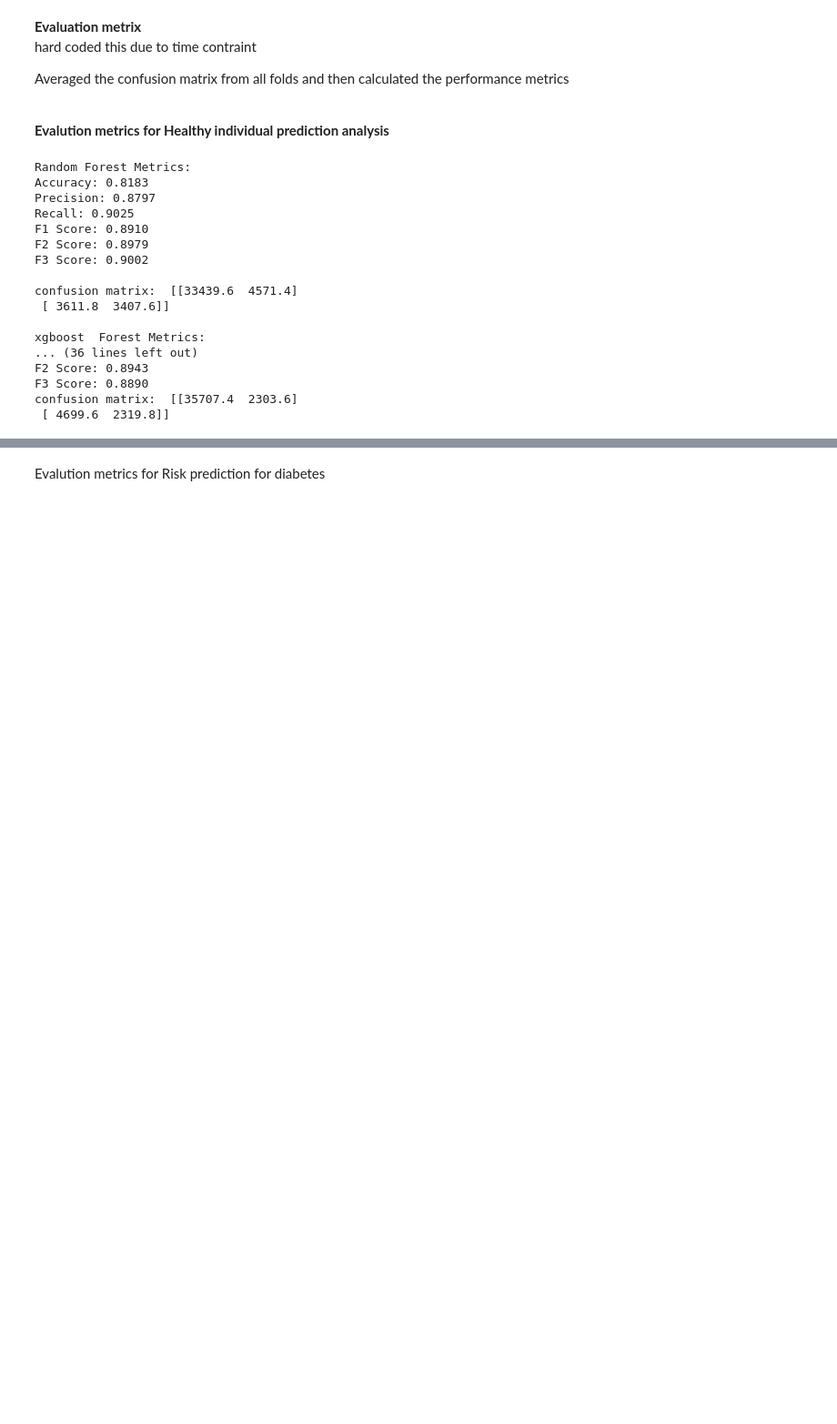
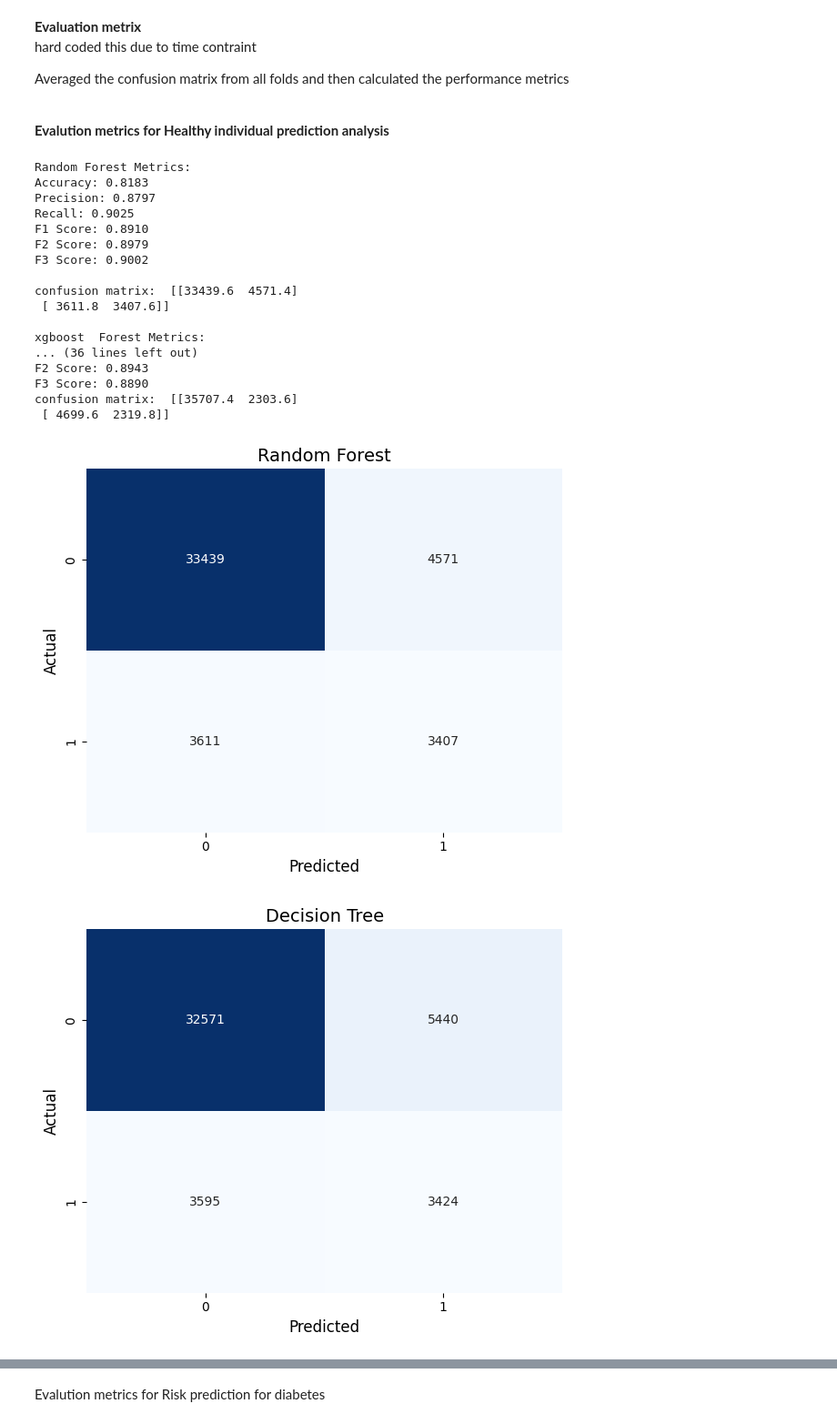
Before and after one commit to Znerf/diabetes-detection, a Jupyter notebook: submissionfile copy.ipynb, the cells around one changed output, grey strips where cells are left out. Shown at 91% size. Drawn from its saved outputs; the diff is of its cells as text; code cells hidden in the pictures; blank space fills up the shorter version.

```diff
--- a/submissionfile copy.ipynb
+++ b/submissionfile copy.ipynb
@@ -639,3 +639,28 @@ F2 Score: 0.8943
 F3 Score: 0.8890
 confusion matrix:  [[35707.4  2303.6]
  [ 4699.6  2319.8]]
+# %%
+import numpy as np
+import matplotlib.pyplot as plt
+import seaborn as sns
+
+# Function to plot a single confusion matrix
+def plot_confusion_matrix(matrix, title):
+    matrix = matrix.astype(int)
+    plt.figure(figsize=(6, 5))
+    sns.heatmap(matrix, annot=True, fmt="d", cmap="Blues", cbar=False)
+    plt.title(title, fontsize=14)
+    plt.xlabel("Predicted", fontsize=12)
+    plt.ylabel("Actual", fontsize=12)
+    plt.tight_layout()
+    plt.show()
+
+# Plotting confusion matrices for all models
+plot_confusion_matrix(random_forest_avg, "Random Forest")
+plot_confusion_matrix(decision_tree_avg, "Decision Tree")
+plot_confusion_matrix(gradient_boosting_avg, "Gradient Boosting")
+plot_confusion_matrix(ensemble_avg, "Ensemble")
+plot_confusion_matrix(xg_avg, "XGBoost")
+# %% [output]
+[figure, added]
+[figure, added]
```
Also changed, not shown: parts of 1 cell of this notebook.
